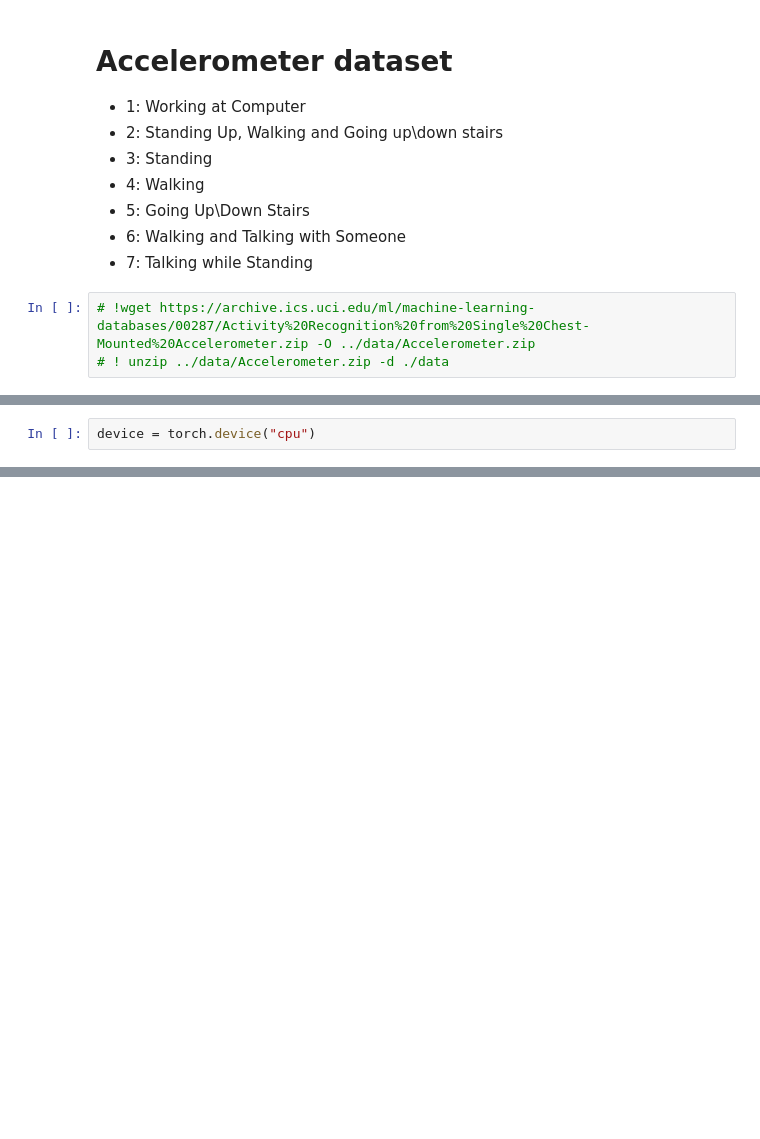
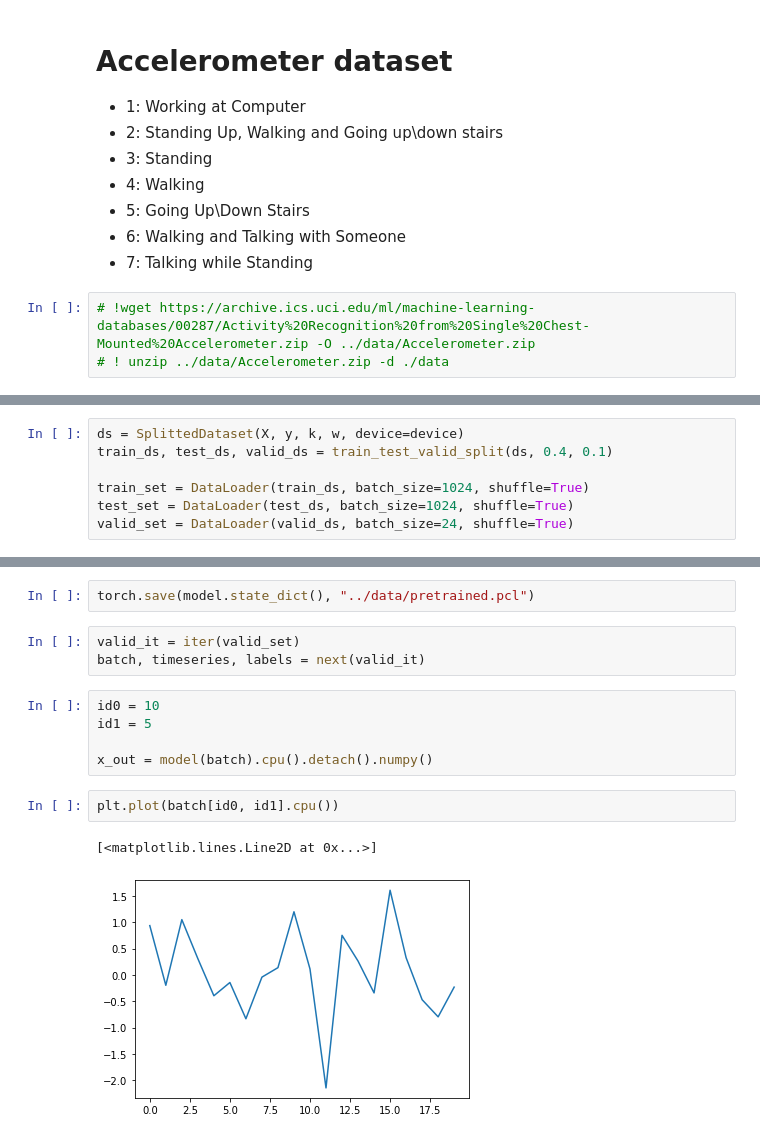
Before and after one commit to gmorgachev/hidden_dtw, a Jupyter notebook: code/example.ipynb, the cells around one changed output, grey strips where cells are left out. Drawn from its saved outputs; the diff is of its cells as text; blank space fills up the shorter version.

```diff
--- a/code/example.ipynb
+++ b/code/example.ipynb
@@ -110,2 +102,0 @@ X_train, X_test = train_test_split(X, test_size=0.5)
-# %%
-device = torch.device("cpu")
@@ -123,2 +103,9 @@ cd = torch.randn(n_layers, batch_size, input_dim, dtype=torch.float).to(device)
+# %%
+ds = SplittedDataset(X, y, k, w, device=device)
+train_ds, test_ds, valid_ds = train_test_valid_split(ds, 0.4, 0.1)
+
+train_set = DataLoader(train_ds, batch_size=1024, shuffle=True)
+test_set = DataLoader(test_ds, batch_size=1024, shuffle=True)
+valid_set = DataLoader(valid_ds, batch_size=24, shuffle=True)
 # %%
 from models import Encoder, Decoder, Sequence2Sequence
@@ -239,0 +189,15 @@ Valid loss: tensor(13632538., grad_fn=<MeanBackward0>)
+# %%
+torch.save(model.state_dict(), "../data/pretrained.pcl")
+# %%
+valid_it = iter(valid_set)
+batch, timeseries, labels = next(valid_it)
+# %%
+id0 = 10
+id1 = 5
+
+x_out = model(batch).cpu().detach().numpy()
+# %%
+plt.plot(batch[id0, id1].cpu())
+# %% [output]
+[<matplotlib.lines.Line2D at 0x...>]
+[figure, added]
```
Also changed, not shown: parts of 28 cells of this notebook, 3 other files.
